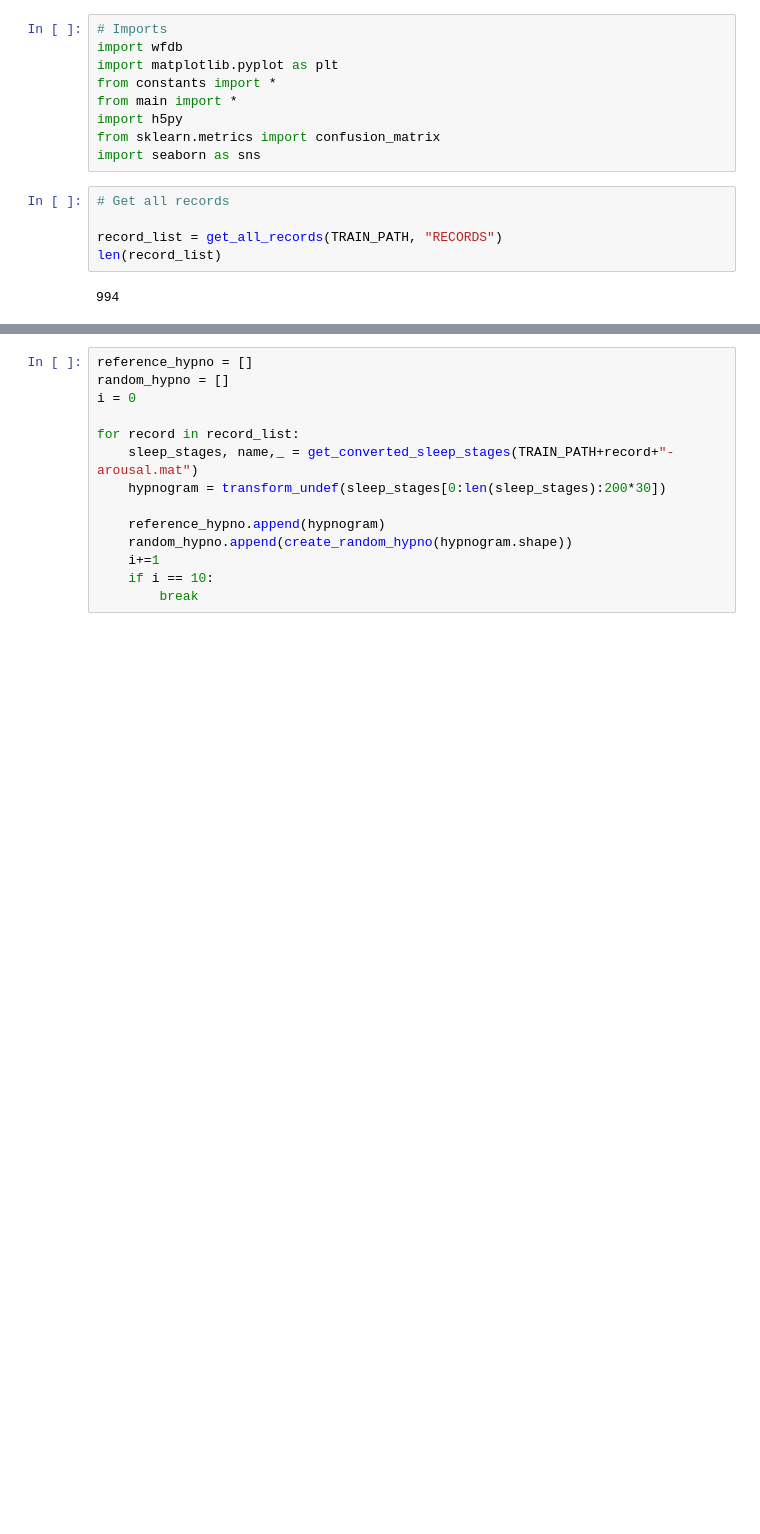
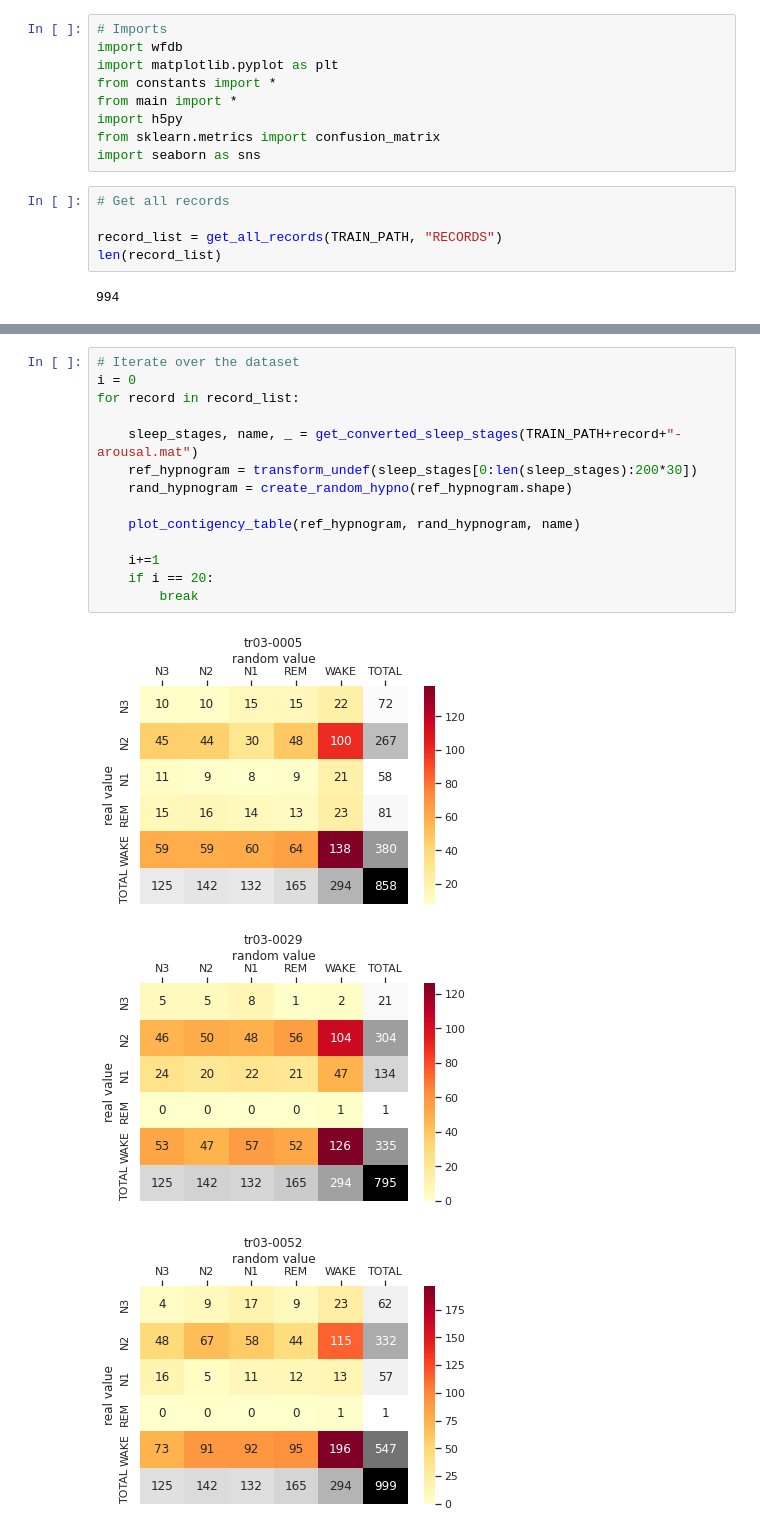
Before and after one commit to Timgrau/Machinelearning, a Jupyter notebook: Sleep-Staging/Task_E04.ipynb, the cells around one changed output, grey strips where cells are left out. Drawn from its saved outputs; the diff is of its cells as text; blank space fills up the shorter version.

```diff
--- a/Sleep-Staging/Task_E04.ipynb
+++ b/Sleep-Staging/Task_E04.ipynb
@@ -80,14 +96,18 @@ def plot_contigency_table(hypnogram, random_hypnogram, name):
 # %%
-reference_hypno = []
-random_hypno = []
+# Iterate over the dataset
 i = 0
+for record in record_list:
 
-for record in record_list:
-    sleep_stages, name,_ = get_converted_sleep_stages(TRAIN_PATH+record+"-arousal.mat")
-    hypnogram = transform_undef(sleep_stages[0:len(sleep_stages):200*30])
+    sleep_stages, name, _ = get_converted_sleep_stages(TRAIN_PATH+record+"-arousal.mat")
+    ref_hypnogram = transform_undef(sleep_stages[0:len(sleep_stages):200*30])
+    rand_hypnogram = create_random_hypno(ref_hypnogram.shape)
 
-    reference_hypno.append(hypnogram)
-    random_hypno.append(create_random_hypno(hypnogram.shape))
+    plot_contigency_table(ref_hypnogram, rand_hypnogram, name)
+
     i+=1
-    if i == 10:
+    if i == 20:
         break
+# %% [output]
+[figure, added]
+[figure, added]
+[figure, added]
```
Also changed, not shown: parts of 7 cells of this notebook.
